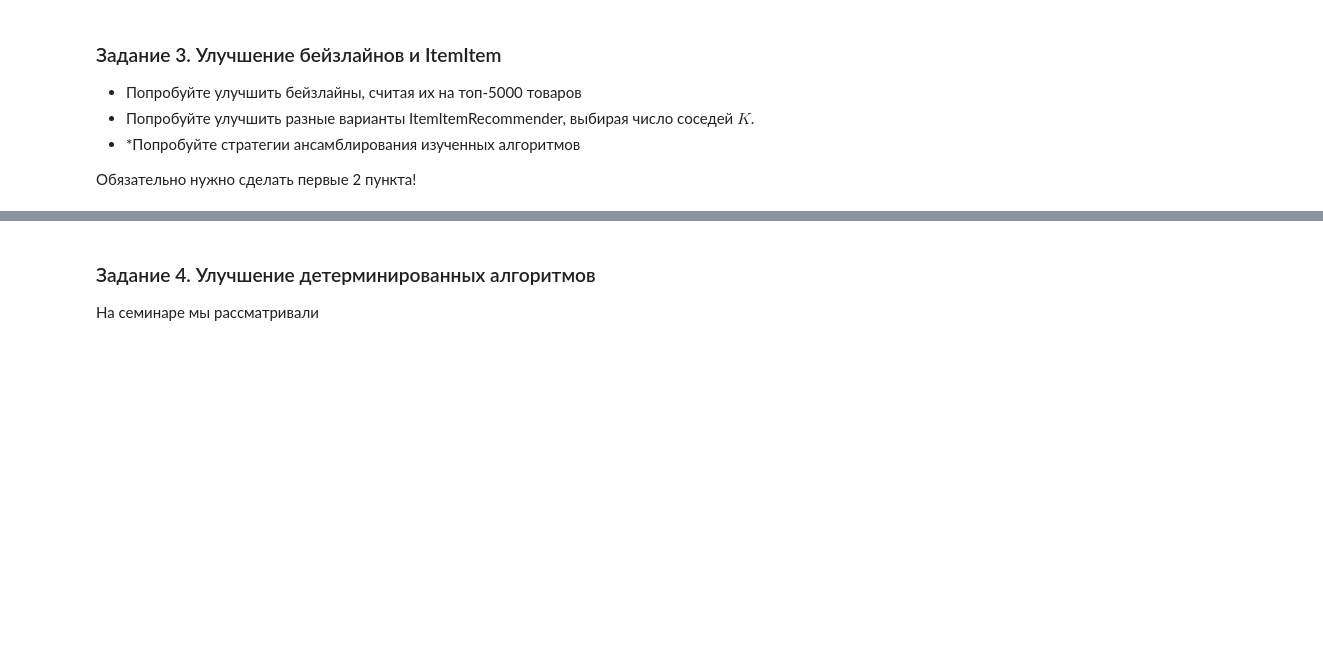
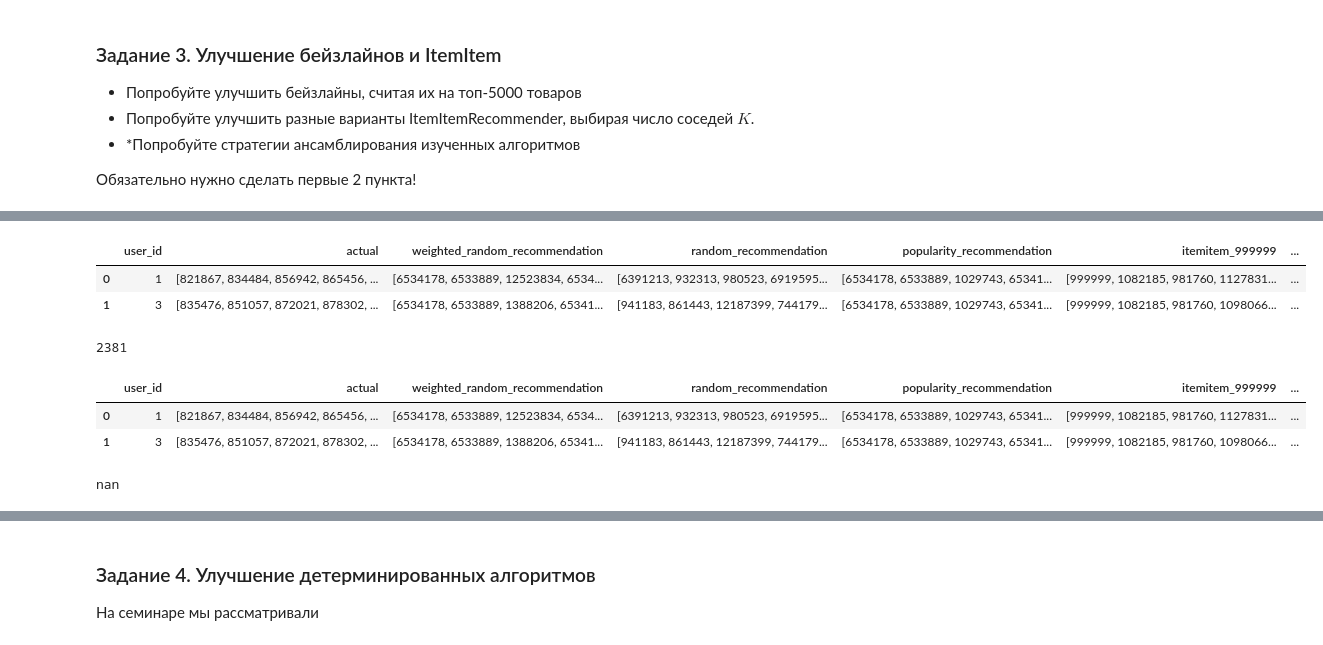
Before and after one commit to po-stas/RecSystems, a Jupyter notebook: lesson02/hw_webinar_2.ipynb, the cells around one changed output, grey strips where cells are left out. Drawn from its saved outputs; the diff is of its cells as text; code cells hidden in the pictures; blank space fills up the shorter version.

```diff
--- a/lesson02/hw_webinar_2.ipynb
+++ b/lesson02/hw_webinar_2.ipynb
@@ -563,0 +562,18 @@ sc
+# %%
+# your_code
+# Возможно не очень понял - но на top_5000 мы до этого как раз все и делали
+# Будем пробовать с различным количеством соседей
+
+model_II = ItemItemRecommender(K=1, num_threads=4)
+model_II.fit(csr_matrix(user_item_matrix_999999).T.tocsr(),
+          show_progress=True)
+# %%
+%%time
+result['ii_5000'] = result['user_id'].\
+    apply(lambda x: [user_item_matrix_999999.columns.values[rec[0]] for rec in
+                    model_II.recommend(userid=userid_to_id_999999[x],
+                                    user_items=sparse_user_item_999999,
+                                    N=5,
+                                    filter_already_liked_items=False,
+                                    filter_items=[999999],
+                                    recalculate_user=True)])
@@ -563,0 +583,11 @@ sc
+# %%
+result.head(2)
+# %% [output]
+|  | user_id | actual | weighted_random_recommendation | random_recommendation | popularity_recommendation | itemitem_999999 | ... |
+| 0 | 1 | [821867, 834484, 856942, 865456, ... | [6534178, 6533889, 12523834, 6534... | [6391213, 932313, 980523, 6919595... | [6534178, 6533889, 1029743, 65341... | [999999, 1082185, 981760, 1127831... | ... |
+| 1 | 3 | [835476, 851057, 872021, 878302, ... | [6534178, 6533889, 1388206, 65341... | [941183, 861443, 12187399, 744179... | [6534178, 6533889, 1029743, 65341... | [999999, 1082185, 981760, 1098066... | ... |
+# %%
+# Что-то не фильтрует он item_id=999999... индекс надо узнать
+list(user_item_matrix_999999.columns.values).index(999999)
+# %% [output]
+2381
@@ -563,0 +603,11 @@ sc
+# %%
+result.head(2)
+# %% [output]
+|  | user_id | actual | weighted_random_recommendation | random_recommendation | popularity_recommendation | itemitem_999999 | ... |
+| 0 | 1 | [821867, 834484, 856942, 865456, ... | [6534178, 6533889, 12523834, 6534... | [6391213, 932313, 980523, 6919595... | [6534178, 6533889, 1029743, 65341... | [999999, 1082185, 981760, 1127831... | ... |
+| 1 | 3 | [835476, 851057, 872021, 878302, ... | [6534178, 6533889, 1388206, 65341... | [941183, 861443, 12187399, 744179... | [6534178, 6533889, 1029743, 65341... | [999999, 1082185, 981760, 1098066... | ... |
+# %%
+# Скор
+v_precision_at_k(result.ii_5000, result.actual).mean()
+# %% [output]
+nan
```
Also changed, not shown: parts of 33 cells of this notebook.
